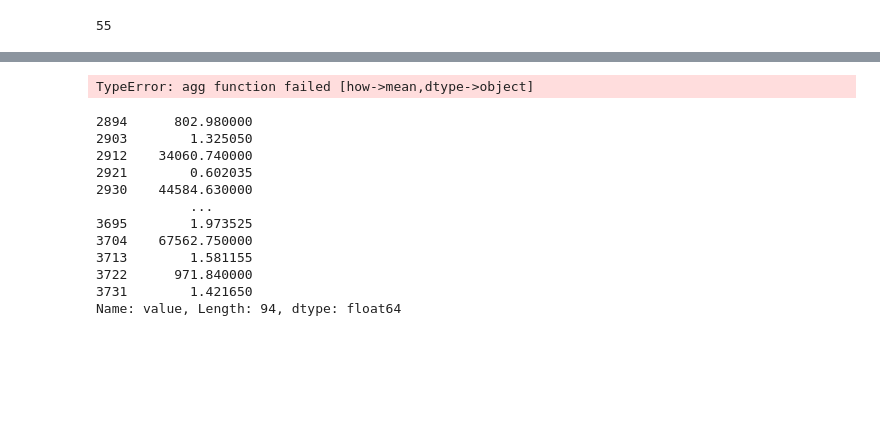
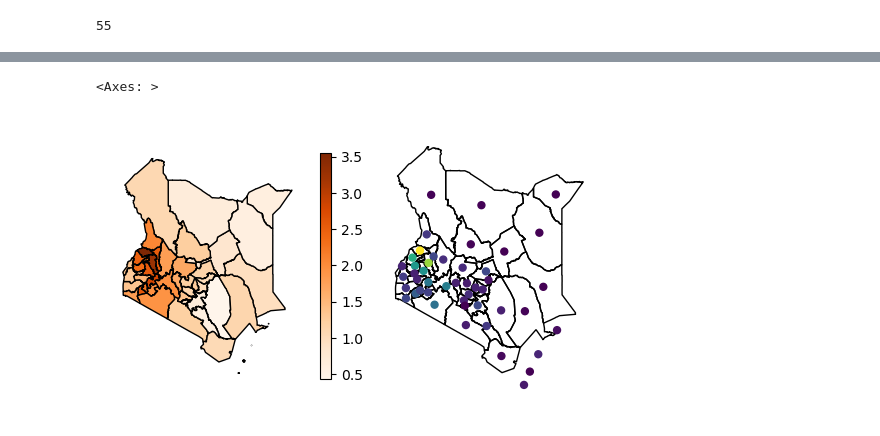
Before and after one commit to MartinP556/yield_modelling, a Jupyter notebook: initial_data_assessment.ipynb, the cells around one changed output, grey strips where cells are left out. Drawn from its saved outputs; the diff is of its cells as text; code cells hidden in the pictures; blank space fills up the shorter version.

```diff
--- a/initial_data_assessment.ipynb
+++ b/initial_data_assessment.ipynb
@@ -181,21 +109,31 @@ yield_data_polygons.columns.to_list()
 # %%
-mean_yields = yield_data_polygons.groupby('fnid').mean()
+mean_yields = yield_data_polygons[['admin_1', 'geometry', 'yield']].dissolve(by = 'admin_1', aggfunc='mean').reset_index()
+mean_prod = yield_data_polygons[['admin_1', 'geometry', 'production']].dissolve(by = 'admin_1', aggfunc='mean').reset_index()
-# %% [output]
-TypeError: agg function failed [how->mean,dtype->object]
+# %%
+mean_prod = mean_prod.explode()
+mean_yields = mean_yields.explode()
+# %%
+mean_prod.loc[:, 'centroid'] = mean_prod.loc[:, 'geometry'].to_crs(crs=3857).centroid.to_crs('EPSG:4326')
+# %%
+mean_prod.set_geometry('centroid', inplace=True)
+# %%
+empty_point = mean_prod['centroid'].unique()[0]
+mean_prod = mean_prod.loc[mean_prod['centroid'] != empty_point]
+# %%
+fig, axs = plt.subplots(1, 2)
+#norm = mpl.colors.Normalize(vmin=0.,vmax=3.5)
+geoplot.choropleth(mean_yields.dropna().explode(), hue='yield', cmap='Oranges', ax=axs[0], legend=True, legend_kwargs={'fraction': 0.05})
+#norm = mpl.colors.Normalize(vmin=0.,vmax=1)
+#geoplot.choropleth(mean_prod.dropna().explode(), hue='production', cmap='Blues', ax=axs[1], legend=True, legend_kwargs={'fraction': 0.05})
+#geoplot.cartogram(mean_prod.dropna().explode(), scale='production', ax=axs[1])
+mean_prod.set_geometry('centroid', inplace=True)
+geoplot.pointplot(mean_prod.dropna(), hue='production', ax=axs[1])#, legend=True, legend_kwargs={'fraction': 0.05}, cmap='Blues', scale='production', limits=(0, None))
+mean_prod.set_geometry('geometry', inplace=True)
+geoplot.polyplot(mean_prod.explode(), ax=axs[1])
+# %% [output]
+<Axes: >
+[figure, added]
 # %%
-for_plotting['value']
+#for_plotting['value']
-# %% [output]
-2894      802.980000
-2903        1.325050
-2912    34060.740000
-2921        0.602035
-2930    44584.630000
-            ...
-3695        1.973525
-3704    67562.750000
-3713        1.581155
-3722      971.840000
-3731        1.421650
-Name: value, Length: 94, dtype: float64
 # %%
 #adm_data.apply(lambda srs: eval(srs[13])['FNID'], axis = 1)#.iloc[0, 13]['attributes']['FNID']
```
Also changed, not shown: parts of 15 cells of this notebook, 3 other files.
